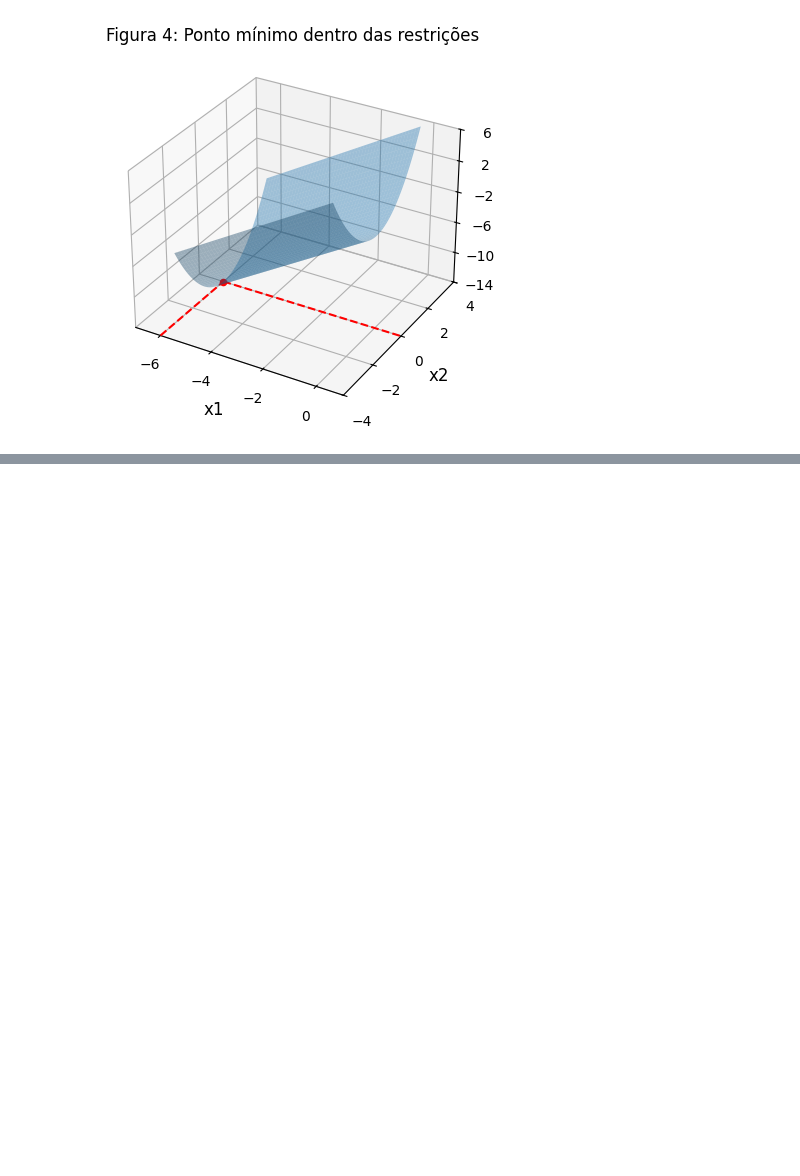
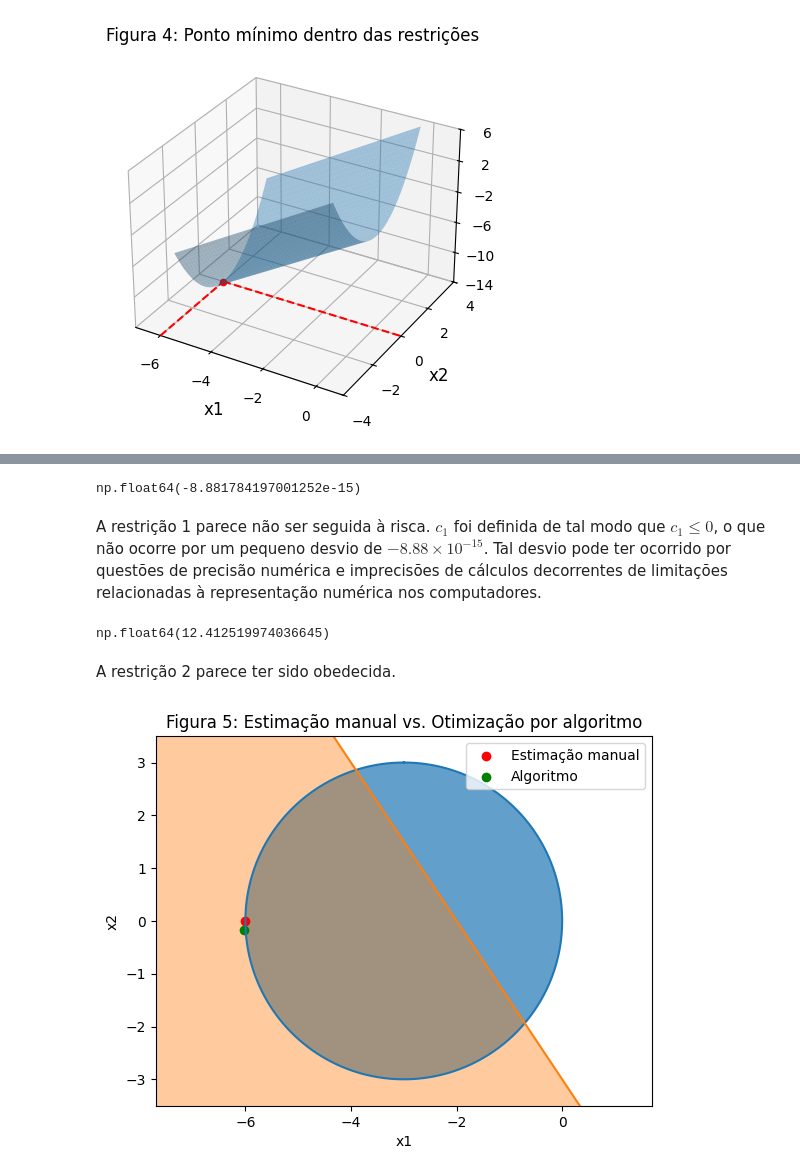
Before and after one commit to Xornotor/PPGEE-Otimizacao-Exercicios, a Jupyter notebook: Lista-01-A/Q1.ipynb, the cells around one changed output, grey strips where cells are left out. Saved outputs shown, nothing was run; the diff lists cells and outputs as text; code cells hidden in the pictures; blank space fills up the shorter version.

Commit message:
Q1: Otimização por algoritmo

```diff
--- a/Lista-01-A/Q1.ipynb
+++ b/Lista-01-A/Q1.ipynb
@@ -171,0 +176,15 @@ plt.show()
+# %%
+# Função objetivo e funções de restrição
+obj = lambda x: (2*x[0]) + (x[1]**2) - 2
+c1_fun = lambda x: -(x[0] + 3)**2 - (x[1]**1) + 9
+c2_fun = lambda x: -(3*x[0]) - (2*x[1]) - 6
+
+# Restrições
+cons = [
+        NonlinearConstraint(c1_fun, 0, np.inf),
+        NonlinearConstraint(c2_fun, 0, np.inf)
+       ]
+
+#Otimização
+res = minimize(obj, (0, 0), method='COBYQA', constraints=cons)
+res
@@ -171,0 +204,29 @@ plt.show()
+# %%
+c1_fun(res.x)
+# %% [output]
+np.float64(-8.881784197001252e-15)
+# %% [markdown]
+A restrição 1 parece não ser seguida à risca. $c_1$ foi definida de tal modo que $c_{1} \leq 0$, o que não ocorre por um pequeno desvio de $-8.88 \times 10^{-15}$. Tal desvio pode ter ocorrido por questões de precisão numérica e imprecisões de cálculos decorrentes de limitações relacionadas à representação numérica nos computadores.
+# %%
+c2_fun(res.x)
+# %% [output]
+np.float64(12.412519974036645)
+# %% [markdown]
+A restrição 2 parece ter sido obedecida.
+# %%
+plt.plot(c1_x1, c1_x2)
+plt.plot(c2_x1, c2_x2)
+plt.fill_between(c1_x1, c1_x2, alpha=0.7)
+plt.fill_between(c2_x1, c2_x2, -4, alpha=0.4)
+plt.xlabel("x1")
+plt.ylabel("x2")
+plt.axis('equal')
+plt.xlim([-6.5, 0.5])
+plt.ylim([-3.5, 3.5])
+plt.scatter([-6], [0], color='red', label='Estimação manual')
+plt.scatter(res.x[0], res.x[1], color='green', label='Algoritmo')
+plt.legend()
+plt.title("Figura 5: Estimação manual vs. Otimização por algoritmo")
+plt.show()
+# %% [output]
+[figure, added]
```
Also changed, not shown: parts of 8 cells of this notebook.
